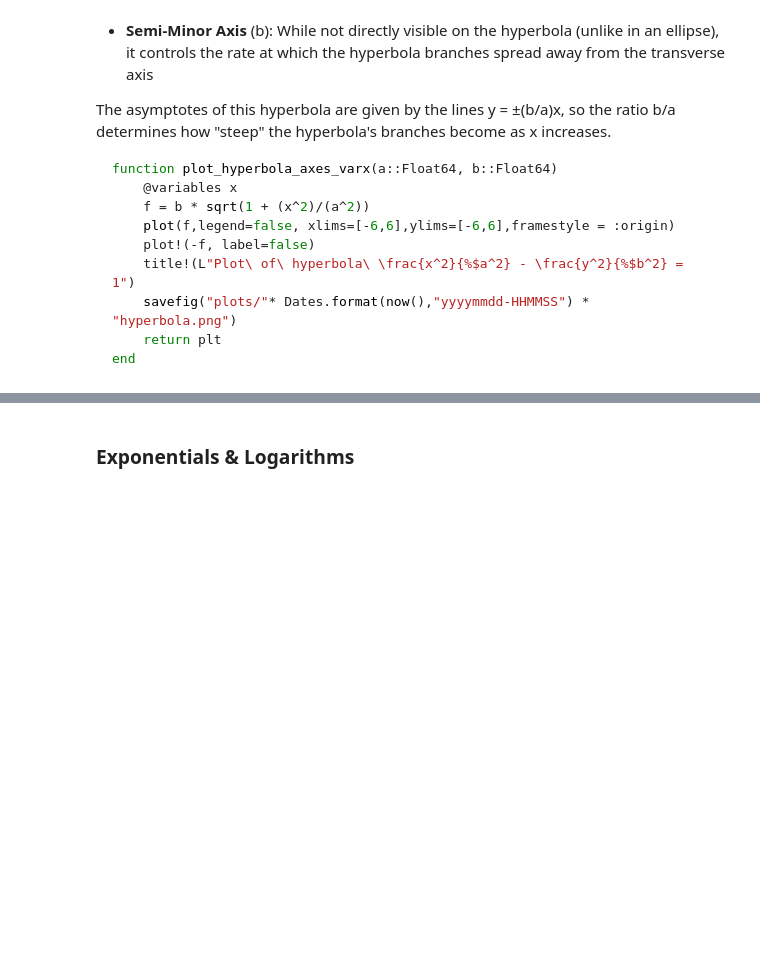
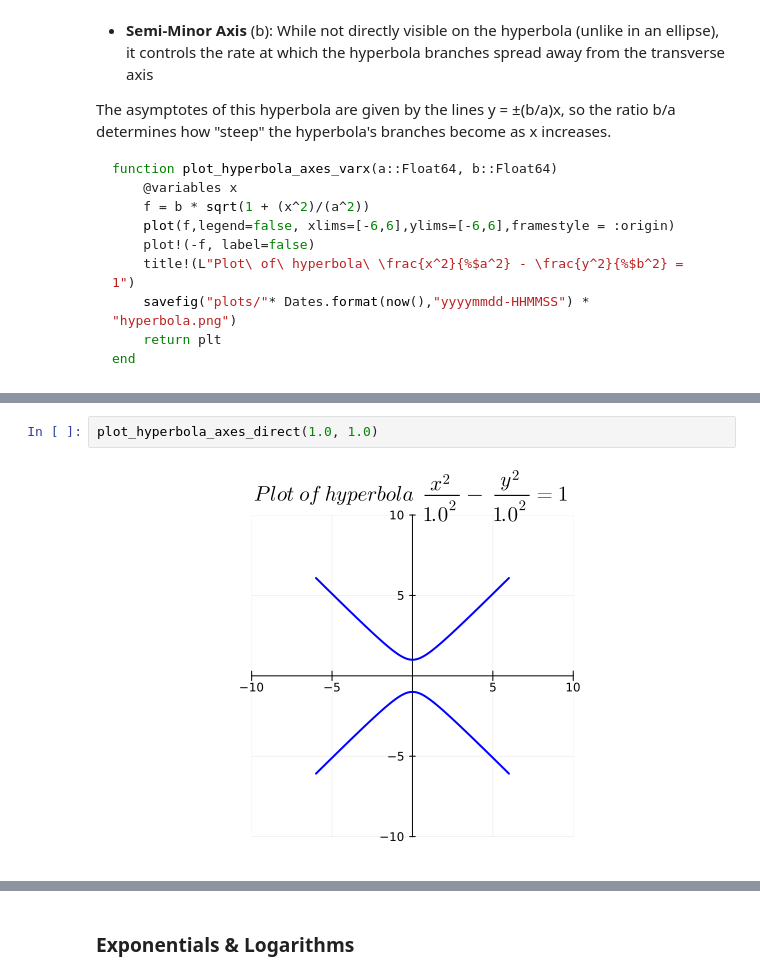
Before and after one commit to FourMInfo/Math_Foundations, a Jupyter notebook: notebooks/Basics.ipynb, the cells around one changed output, grey strips where cells are left out. Cells and saved outputs as stored; diff of their text form; blank space fills up the shorter version.

```diff
--- a/notebooks/Basics.ipynb
+++ b/notebooks/Basics.ipynb
@@ -376,0 +381,4 @@ IJulia.display(FileIO.load("plots/20250506-224236hyperbola.png"))
+# %%
+plot_hyperbola_axes_direct(1.0, 1.0)
+# %% [output]
+[figure, added]
```
Also changed, not shown: parts of 14 cells of this notebook, 3 other files.
